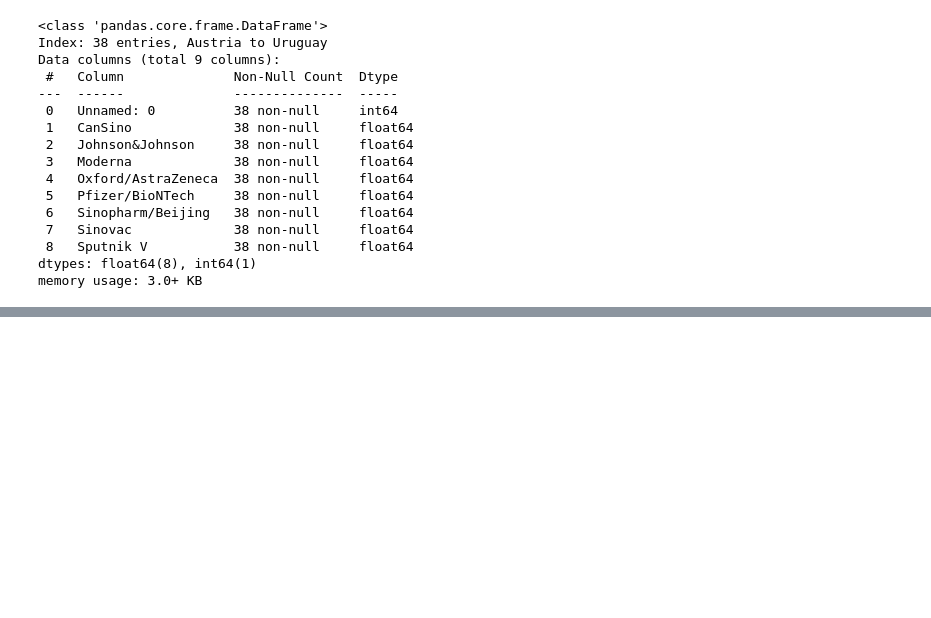
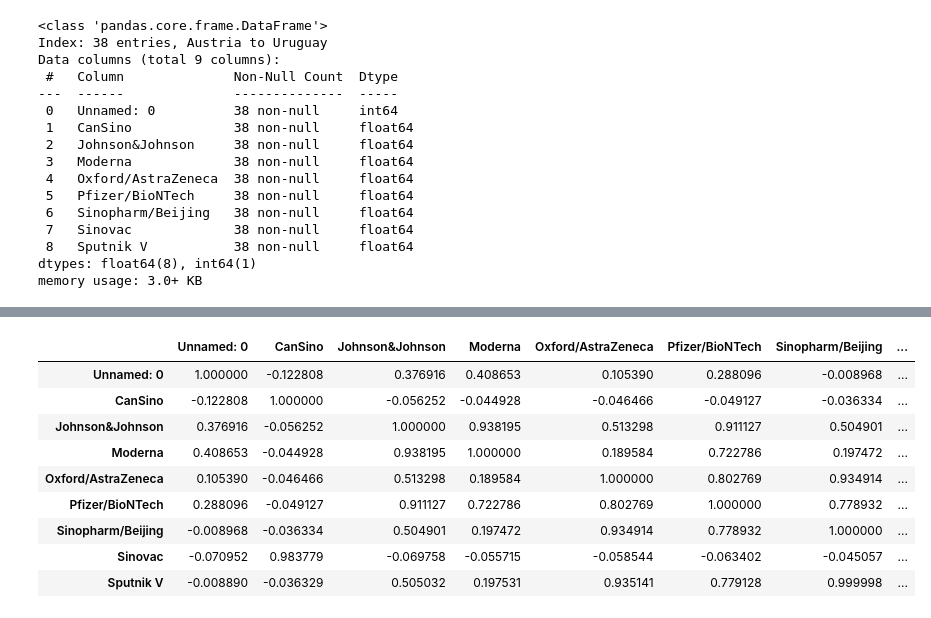
Before and after one commit to anchorlightforge/world-study, a Jupyter notebook: Notebooks/country_vaccination_merged_with_population.ipynb, the cells around one changed output, grey strips where cells are left out. Saved outputs shown, nothing was run; the diff lists cells and outputs as text; code cells hidden in the pictures; blank space fills up the shorter version.

```diff
--- a/Notebooks/country_vaccination_merged_with_population.ipynb
+++ b/Notebooks/country_vaccination_merged_with_population.ipynb
@@ -200,0 +191,13 @@ memory usage: 3.0+ KB
+# %%
+count_group_df.corr()
+# %% [output]
+|  | Unnamed: 0 | CanSino | Johnson&Johnson | Moderna | Oxford/AstraZeneca | Pfizer/BioNTech | Sinopharm/Beijing | ... |
+| Unnamed: 0 | 1.000000 | -0.122808 | 0.376916 | 0.408653 | 0.105390 | 0.288096 | -0.008968 | ... |
+| CanSino | -0.122808 | 1.000000 | -0.056252 | -0.044928 | -0.046466 | -0.049127 | -0.036334 | ... |
+| Johnson&Johnson | 0.376916 | -0.056252 | 1.000000 | 0.938195 | 0.513298 | 0.911127 | 0.504901 | ... |
+| Moderna | 0.408653 | -0.044928 | 0.938195 | 1.000000 | 0.189584 | 0.722786 | 0.197472 | ... |
+| Oxford/AstraZeneca | 0.105390 | -0.046466 | 0.513298 | 0.189584 | 1.000000 | 0.802769 | 0.934914 | ... |
+| Pfizer/BioNTech | 0.288096 | -0.049127 | 0.911127 | 0.722786 | 0.802769 | 1.000000 | 0.778932 | ... |
+| Sinopharm/Beijing | -0.008968 | -0.036334 | 0.504901 | 0.197472 | 0.934914 | 0.778932 | 1.000000 | ... |
+| Sinovac | -0.070952 | 0.983779 | -0.069758 | -0.055715 | -0.058544 | -0.063402 | -0.045057 | ... |
+| Sputnik V | -0.008890 | -0.036329 | 0.505032 | 0.197531 | 0.935141 | 0.779128 | 0.999998 | ... |
```
Also changed, not shown: parts of 14 cells of this notebook.
